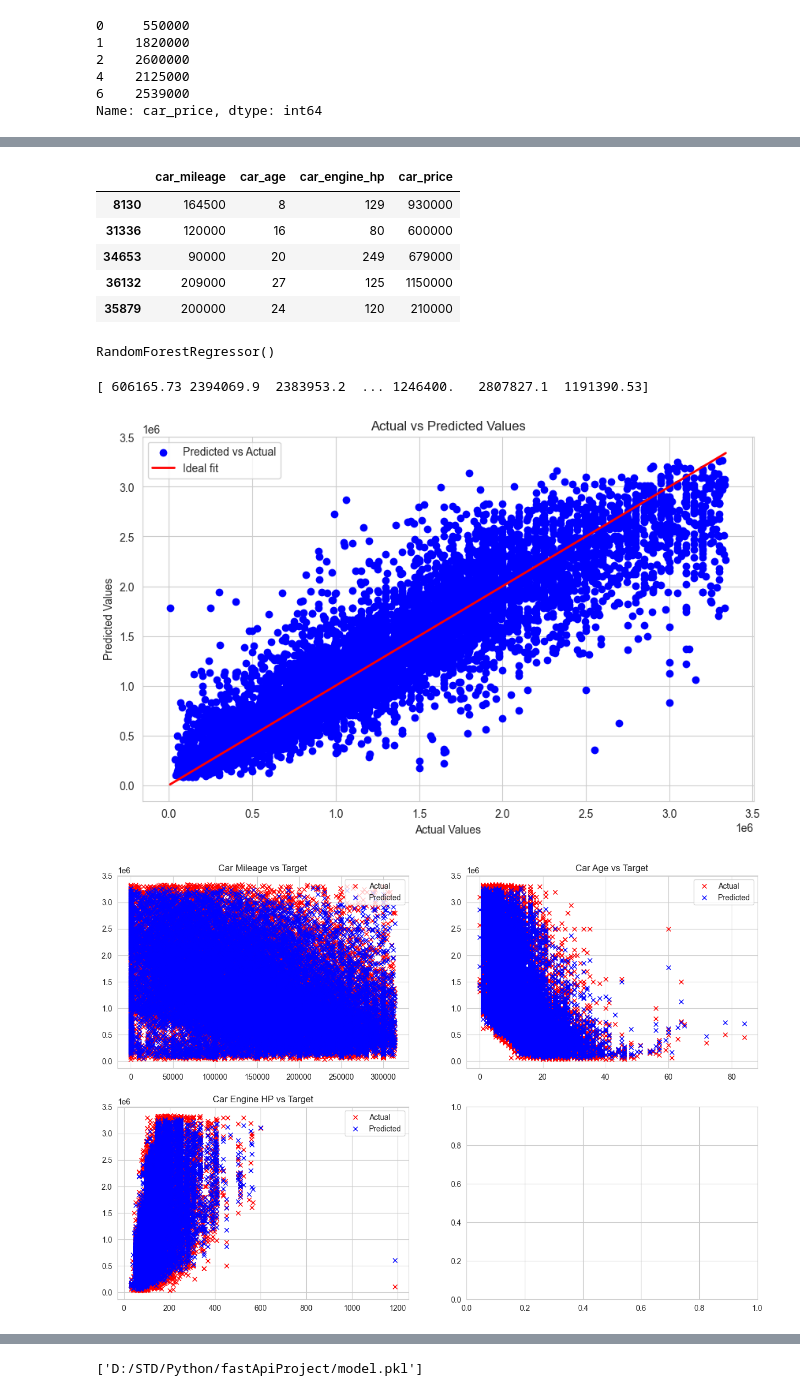
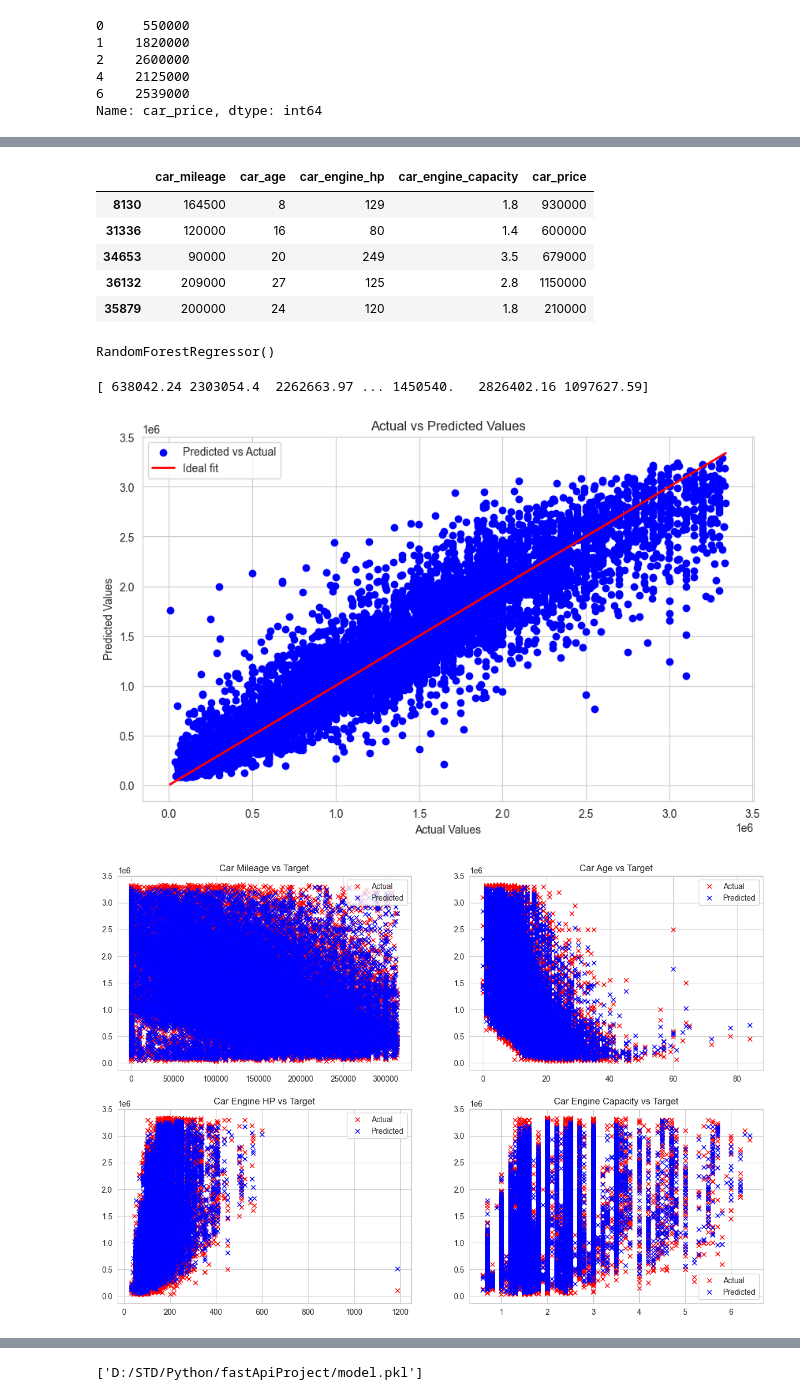
Before and after one commit to lvtdel/used_card_predict_build_model, a Jupyter notebook: test2.ipynb, the cells around one changed output, grey strips where cells are left out. Drawn from its saved outputs; the diff is of its cells as text; code cells hidden in the pictures.

```diff
--- a/test2.ipynb
+++ b/test2.ipynb
@@ -136,7 +163,7 @@ Data columns (total 11 columns):
 dtypes: float64(1), int64(3), object(7)
 memory usage: 3.3+ MB
 # %%
-X = X[['car_mileage', 'car_age', 'car_engine_hp']]
+X = X[['car_mileage', 'car_age', 'car_engine_hp', 'car_engine_capacity']]
 
 X.head()
 # %% [output]
@@ -160,12 +187,12 @@ X_train, X_test, y_train, y_test = train_test_split(X, y, random_state=0)
 
 pd.concat([X_train, y_train], axis=1).head()
 # %% [output]
-|  | car_mileage | car_age | car_engine_hp | car_price |
-| 8130 | 164500 | 8 | 129 | 930000 |
-| 31336 | 120000 | 16 | 80 | 600000 |
-| 34653 | 90000 | 20 | 249 | 679000 |
-| 36132 | 209000 | 27 | 125 | 1150000 |
-| 35879 | 200000 | 24 | 120 | 210000 |
+|  | car_mileage | car_age | car_engine_hp | car_engine_capacity | car_price |
+| 8130 | 164500 | 8 | 129 | 1.8 | 930000 |
+| 31336 | 120000 | 16 | 80 | 1.4 | 600000 |
+| 34653 | 90000 | 20 | 249 | 3.5 | 679000 |
+| 36132 | 209000 | 27 | 125 | 2.8 | 1150000 |
+| 35879 | 200000 | 24 | 120 | 1.8 | 210000 |
 # %%
 model = RandomForestRegressor()
 # model = DecisionTreeRegressor()
@@ -180,7 +207,7 @@ y_predict = model.predict(X_test)
 
 print(y_predict)
 # %% [output]
-[ 606165.73 2394069.9  2383953.2  ... 1246400.   2807827.1  1191390.53]
+[ 638042.24 2303054.4  2262663.97 ... 1450540.   2826402.16 1097627.59]
 # %%
 plt.figure(figsize=(10, 6))
 plt.scatter(y_test, y_predict, color='blue', label='Predicted vs Actual')
@@ -191,32 +218,37 @@ plt.title('Actual vs Predicted Values')
 plt.legend()
 plt.show()
 # %% [output]
-[figure, old version]
+[figure, new version]
 # %%
 y_train_predict = model.predict(X_train)
 
 fig, axes = plt.subplots(nrows=2, ncols=2, figsize=(15, 10))
 
 # Vẽ dữ liệu thực tế và đường dự đoán cho từng biểu đồ
-axes[0,0].plot(X_train['car_mileage'], y_train, 'rx', label='Actual')
-axes[0,0].plot(X_train['car_mileage'], y_train_predict, 'bx', label='Predicted')
-axes[0,0].set_title('Car Mileage vs Target')
-axes[0,0].legend()
+axes[0, 0].plot(X_train['car_mileage'], y_train, 'rx', label='Actual')
+axes[0, 0].plot(X_train['car_mileage'], y_train_predict, 'bx', label='Predicted')
+axes[0, 0].set_title('Car Mileage vs Target')
+axes[0, 0].legend()
 
-axes[0,1].plot(X_train['car_age'], y_train, 'rx', label='Actual')
-axes[0,1].plot(X_train['car_age'], y_train_predict, 'bx', label='Predicted')
-axes[0,1].set_title('Car Age vs Target')
-axes[0,1].legend()
+axes[0, 1].plot(X_train['car_age'], y_train, 'rx', label='Actual')
+axes[0, 1].plot(X_train['car_age'], y_train_predict, 'bx', label='Predicted')
+axes[0, 1].set_title('Car Age vs Target')
+axes[0, 1].legend()
 
-axes[1,0].plot(X_train['car_engine_hp'], y_train, 'rx', label='Actual')
-axes[1,0].plot(X_train['car_engine_hp'], y_train_predict, 'bx', label='Predicted')
-axes[1,0].set_title('Car Engine HP vs Target')
-axes[1,0].legend()
+axes[1, 0].plot(X_train['car_engine_hp'], y_train, 'rx', label='Actual')
+axes[1, 0].plot(X_train['car_engine_hp'], y_train_predict, 'bx', label='Predicted')
+axes[1, 0].set_title('Car Engine HP vs Target')
+axes[1, 0].legend()
+
+axes[1, 1].plot(X_train['car_engine_capacity'], y_train, 'rx', label='Actual')
+axes[1, 1].plot(X_train['car_engine_capacity'], y_train_predict, 'bx', label='Predicted')
+axes[1, 1].set_title('Car Engine Capacity vs Target')
+axes[1, 1].legend()
 
 # Hiển thị biểu đồ
 plt.show()
 # %% [output]
-[figure, old version]
+[figure, new version]
 # %%
 plt.figure(figsize=(10, 6))
 plt.scatter(y_train, y_train_predict, color='blue', label='Predicted vs Actual')
```
Also changed, not shown: parts of 11 cells of this notebook.
